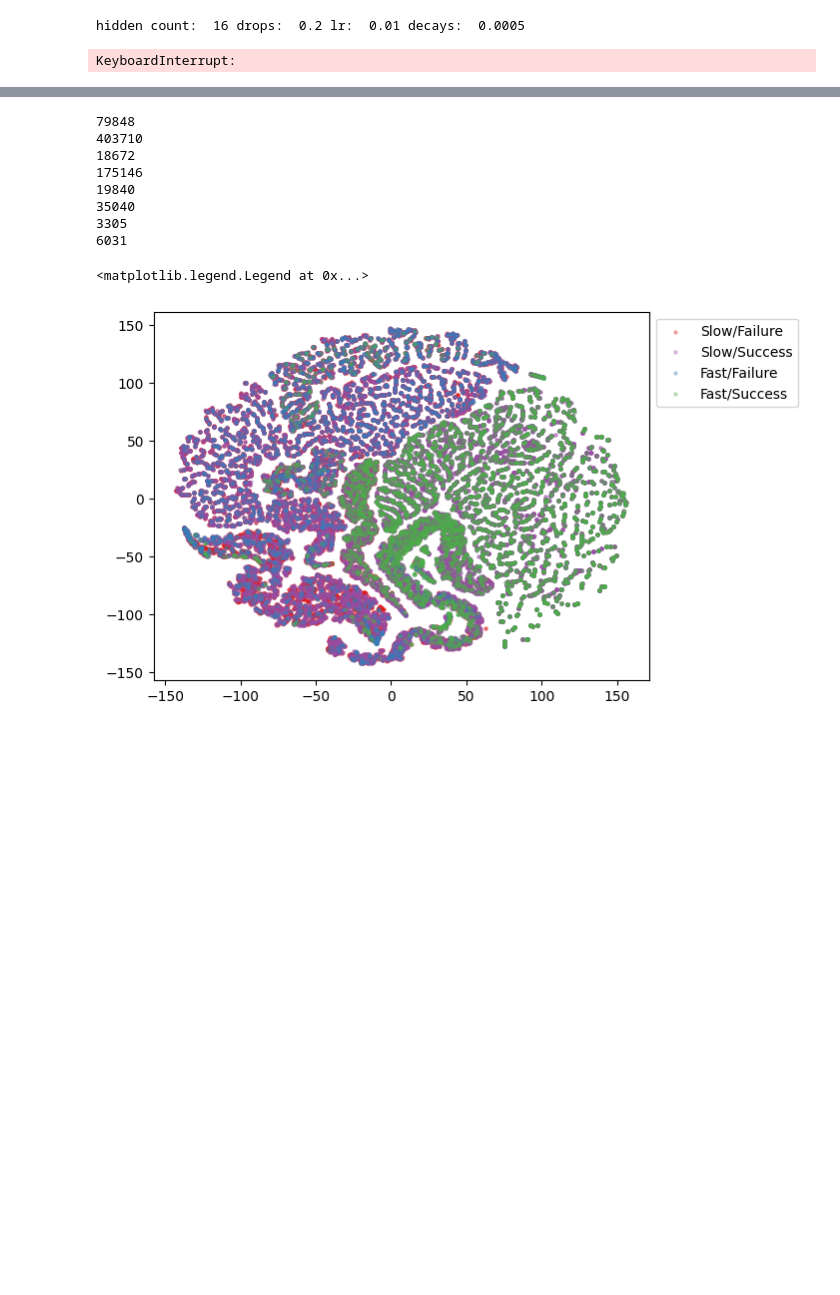
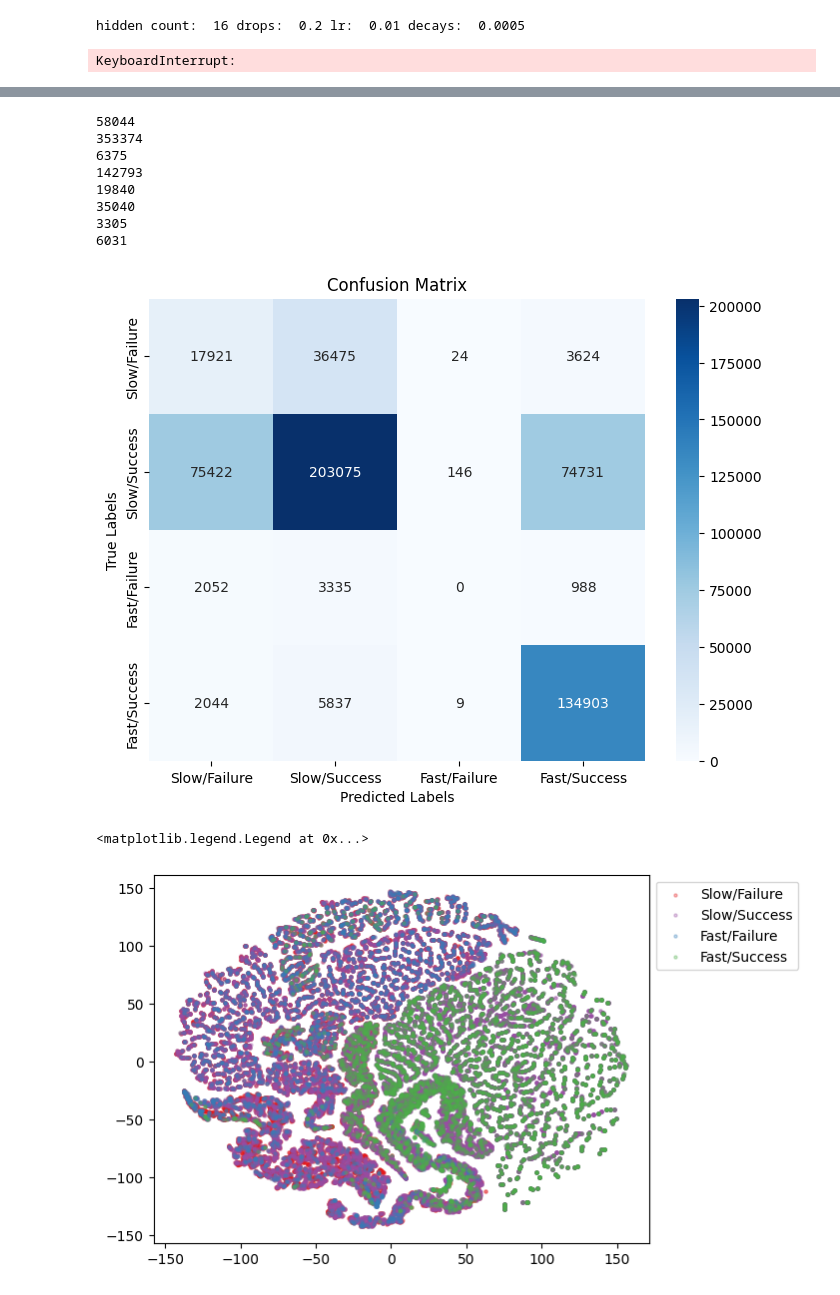
Before and after one commit to puneet-j/abm_sims_MRS, a Jupyter notebook: AAAI/GAT_multi_experiment.ipynb, the cells around one changed output, grey strips where cells are left out. Saved outputs shown, nothing was run; the diff lists cells and outputs as text; code cells hidden in the pictures; blank space fills up the shorter version.

```diff
--- a/AAAI/GAT_multi_experiment.ipynb
+++ b/AAAI/GAT_multi_experiment.ipynb
@@ -452,37 +470,63 @@ for vv, tsts in zip(embed, tsclass):
     # break
 # pdb.set_trace()
     for v in vv:
         trainX.append(v.tolist())
     try:
         trainy+=tsts.tolist()
     except Exception as e:
         print(e)
         pdb.set_trace()
 
 def extract_nodes_by_class(data,class_number):
     index_list = []
     # pdb.set_trace()
     for index, item in enumerate(data):
         if data[index] == class_number:
             index_list.append(index)
     return index_list
 
 for class_number in range(4):
     index_list = extract_nodes_by_class(trainy, class_number)
     print(len(index_list))
 
 for class_number in range(4):
     index_list = extract_nodes_by_class(y, class_number)
     print(len(index_list))
+
+
+trainX = []
+trainy = []
+for vv, tsts in zip(pred_class, tsclass):
+    # print(vv, tsts)
+    # break
+# pdb.set_trace()
+    for v in vv:
+        trainX.append(v.tolist())
+    try:
+        trainy+=tsts.tolist()
+    except Exception as e:
+        print(e)
+        pdb.set_trace()
+y_pred_indices = np.argmax(trainX, axis=1)
+cm = confusion_matrix(trainy, y_pred_indices)
+# for y_ in y_from_network(v.)
+# Plotting the confusion matrix
+plt.figure(figsize=(8, 6))
+sns.heatmap(cm, annot=True, fmt="d", cmap='Blues', xticklabels=CLIST, yticklabels=CLIST)
+plt.xlabel('Predicted Labels')
+plt.ylabel('True Labels')
+plt.title('Confusion Matrix')
+plt.show()
 # %% [output]
-79848
-403710
-18672
-175146
+58044
+353374
+6375
+142793
 19840
 35040
 3305
 6031
+[figure, added]
 # %%
 
 colorlist = ['#e41a1c', '#984ea3', '#377eb8', '#4daf4a']#, '#ff7f00', '#ffff33', '#a65628']
```
Also changed, not shown: parts of 2 cells of this notebook, 9 other files.
